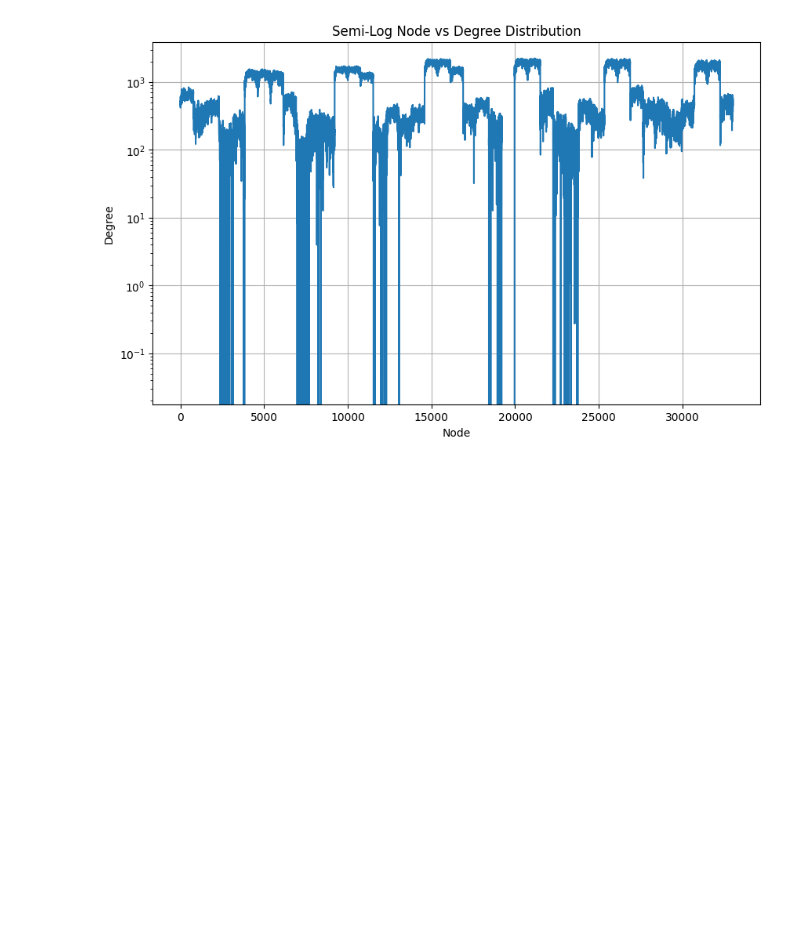
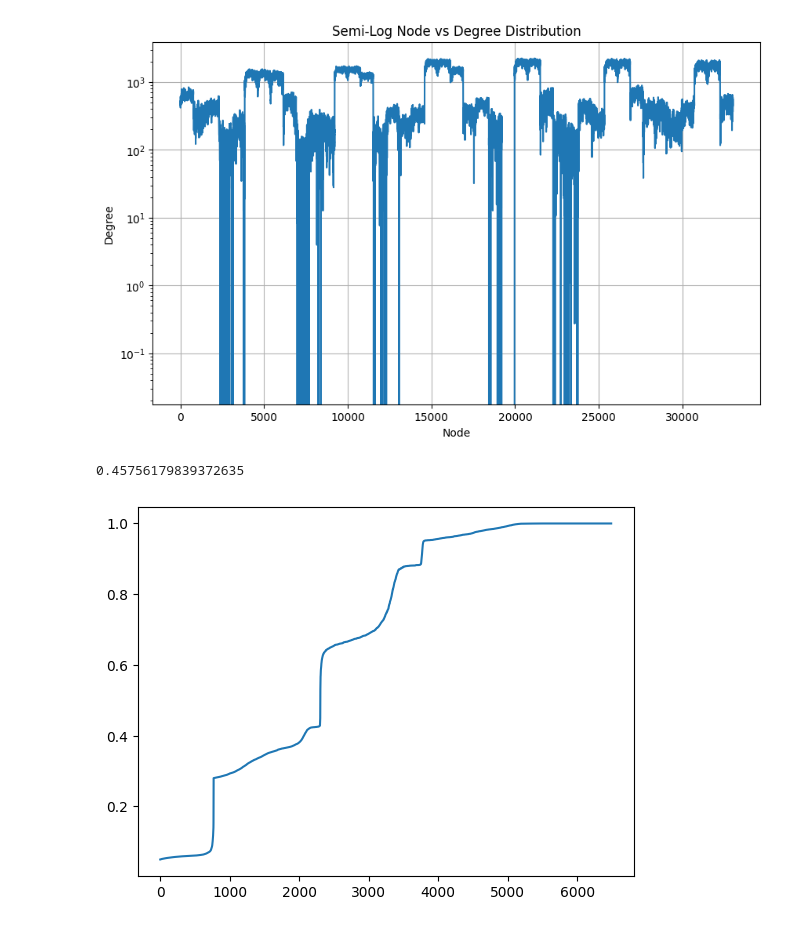
Before and after one commit to cnai-lab/llmnet, a Jupyter notebook: experiments/Distil_BERT.ipynb, the cells around one changed output. Cells and saved outputs as stored; diff of their text form; code cells hidden in the pictures; blank space fills up the shorter version.

```diff
--- a/experiments/Distil_BERT.ipynb
+++ b/experiments/Distil_BERT.ipynb
@@ -176,7 +176,11 @@ plt.show()
 [figure]
 # %%
 flattened_matrix = corr.flatten().cpu().numpy()
-threshold = np.percentile(flattened_matrix, 98)
+threshold = np.percentile(flattened_matrix, 95)
+# %%
+threshold
+# %% [output]
+0.45756179839372635
 # %%
 mask = corr > threshold
 edges = torch.nonzero(mask, as_tuple=False)
@@ -199,8 +203,10 @@ del edge
 G.remove_edges_from(nx.selfloop_edges(G))
 # %%
 #rich club
-rc = nx.rich_club_coefficient(G_undirected, normalized=False, seed=42)
+rc = nx.rich_club_coefficient(G, normalized=False, seed=None)
 degrees = list(rc.keys())
 coefficients = list(rc.values())
 plt.plot(degrees, coefficients)
 plt.show()
+# %% [output]
+[figure, added]
```
